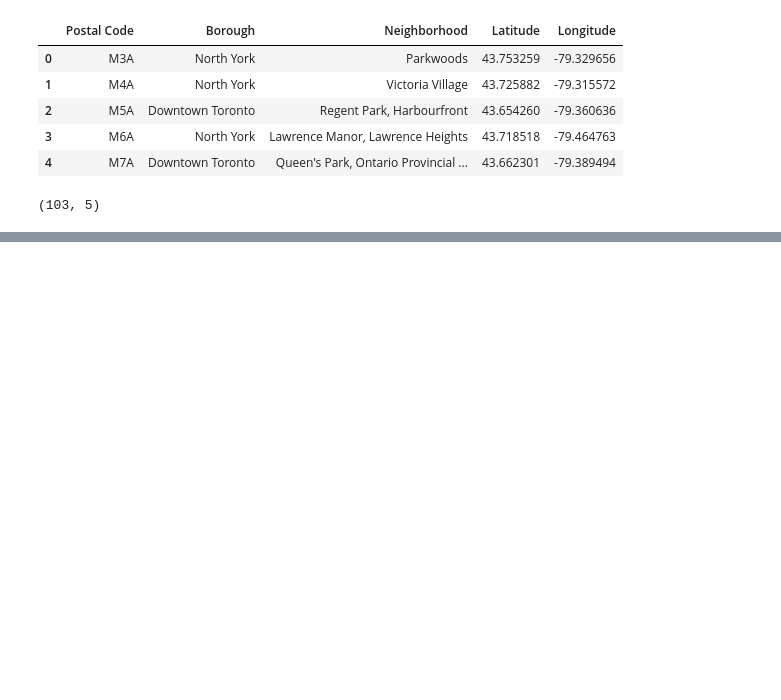
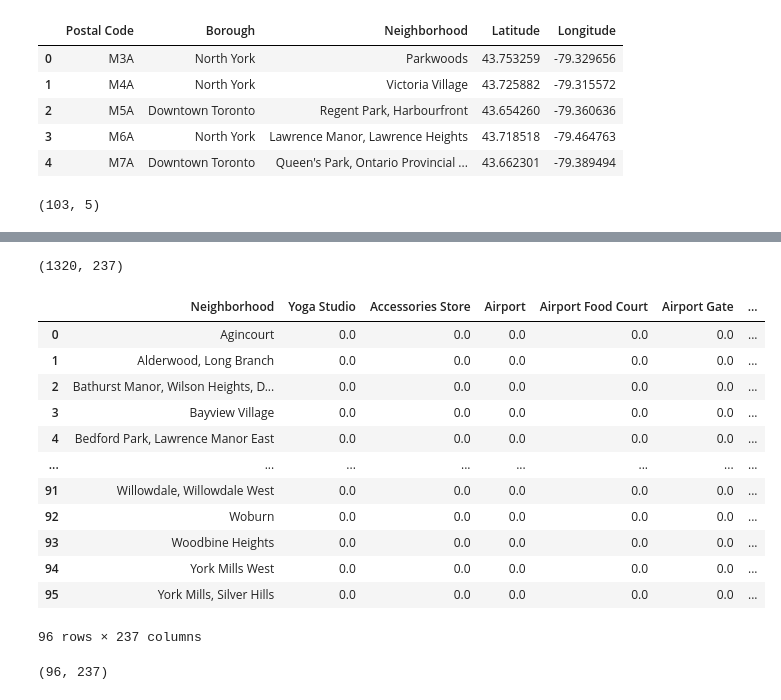
Before and after one commit to vyasrc/IBM_Capstone_Project, a Jupyter notebook: Segmentation & Clustering Neighborhoods in Toronto.ipynb, the cells around one changed output, grey strips where cells are left out. Drawn from its saved outputs; the diff is of its cells as text; code cells hidden in the pictures; blank space fills up the shorter version.

```diff
--- a/Segmentation & Clustering Neighborhoods in Toronto.ipynb
+++ b/Segmentation & Clustering Neighborhoods in Toronto.ipynb
@@ -62,3 +62,12 @@ inner_merged.head()
 inner_merged.shape
 # %% [output]
 (103, 5)
+# %%
+from geopy.geocoders import Nominatim
+address = 'Toronto, Ontario'
+
+geolocator = Nominatim(user_agent="toronto_explorer")
+location = geolocator.geocode(address)
+latitude = location.latitude
+longitude = location.longitude
+print('The coordinates of Toronto are {}, {}.'.format(latitude, longitude))
@@ -64,0 +99,9 @@ inner_merged.shape
+# %%
+CLIENT_ID = '0Q3QAKIOM540X5ERUIDVVXLICBL2NRZJIP4DQPMDVQ0ZLMA3' # your Foursquare ID
+CLIENT_SECRET = '21O1IJV2ZTMKQMO3NOULGHQEMWC5U3RJ0E2LTA5DNKBY3P4M' # your Foursquare Secret
+VERSION = '20180605' # Foursquare API version
+LIMIT = 100 # A default Foursquare API limit value
+
+print('Your credentails:')
+print('CLIENT_ID: ' + CLIENT_ID)
+print('CLIENT_SECRET:' + CLIENT_SECRET)
@@ -64,0 +150,3 @@ inner_merged.shape
+# %%
+
+venues_in_toronto = getNearbyVenues(inner_merged['Neighborhood'], inner_merged['Latitude'], inner_merged['Longitude'])
@@ -64,0 +203,12 @@ inner_merged.shape
+# %%
+# one hot encoding
+toronto_onehot = pd.get_dummies(venues_in_toronto[['Venue Category']], prefix="", prefix_sep="")
+
+# add neighborhood column back to dataframe
+toronto_onehot['Neighborhood'] = venues_in_toronto['Neighborhood']
+
+# move neighborhood column to the first column
+fixed_columns = [toronto_onehot.columns[-1]] + list(toronto_onehot.columns[:-1])
+toronto_onehot = toronto_onehot[fixed_columns]
+
+toronto_onehot.head()
@@ -64,0 +223,25 @@ inner_merged.shape
+# %%
+toronto_onehot.shape
+# %% [output]
+(1320, 237)
+# %%
+toronto_grouped = toronto_onehot.groupby('Neighborhood').mean().reset_index()
+toronto_grouped
+# %% [output]
+|  | Neighborhood | Yoga Studio | Accessories Store | Airport | Airport Food Court | Airport Gate | ... |
+| 0 | Agincourt | 0.0 | 0.0 | 0.0 | 0.0 | 0.0 | ... |
+| 1 | Alderwood, Long Branch | 0.0 | 0.0 | 0.0 | 0.0 | 0.0 | ... |
+| 2 | Bathurst Manor, Wilson Heights, D... | 0.0 | 0.0 | 0.0 | 0.0 | 0.0 | ... |
+| 3 | Bayview Village | 0.0 | 0.0 | 0.0 | 0.0 | 0.0 | ... |
+| 4 | Bedford Park, Lawrence Manor East | 0.0 | 0.0 | 0.0 | 0.0 | 0.0 | ... |
+| ... | ... | ... | ... | ... | ... | ... | ... |
+| 91 | Willowdale, Willowdale West | 0.0 | 0.0 | 0.0 | 0.0 | 0.0 | ... |
+| 92 | Woburn | 0.0 | 0.0 | 0.0 | 0.0 | 0.0 | ... |
+| 93 | Woodbine Heights | 0.0 | 0.0 | 0.0 | 0.0 | 0.0 | ... |
+| 94 | York Mills West | 0.0 | 0.0 | 0.0 | 0.0 | 0.0 | ... |
+| 95 | York Mills, Silver Hills | 0.0 | 0.0 | 0.0 | 0.0 | 0.0 | ... |
+96 rows × 237 columns
+# %%
+toronto_grouped.shape
+# %% [output]
+(96, 237)
```
Also changed, not shown: parts of 16 cells of this notebook.
